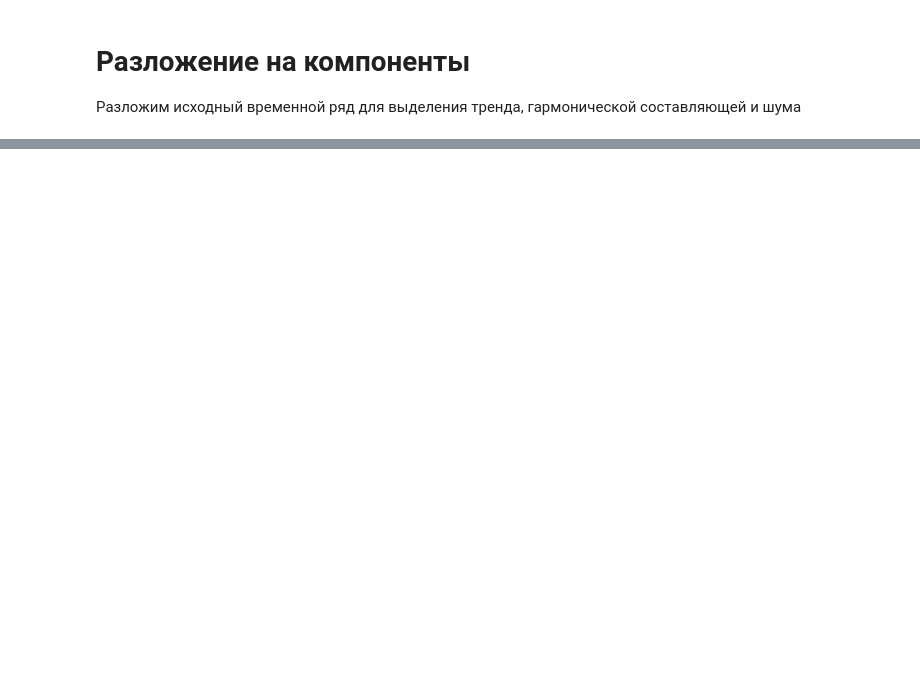
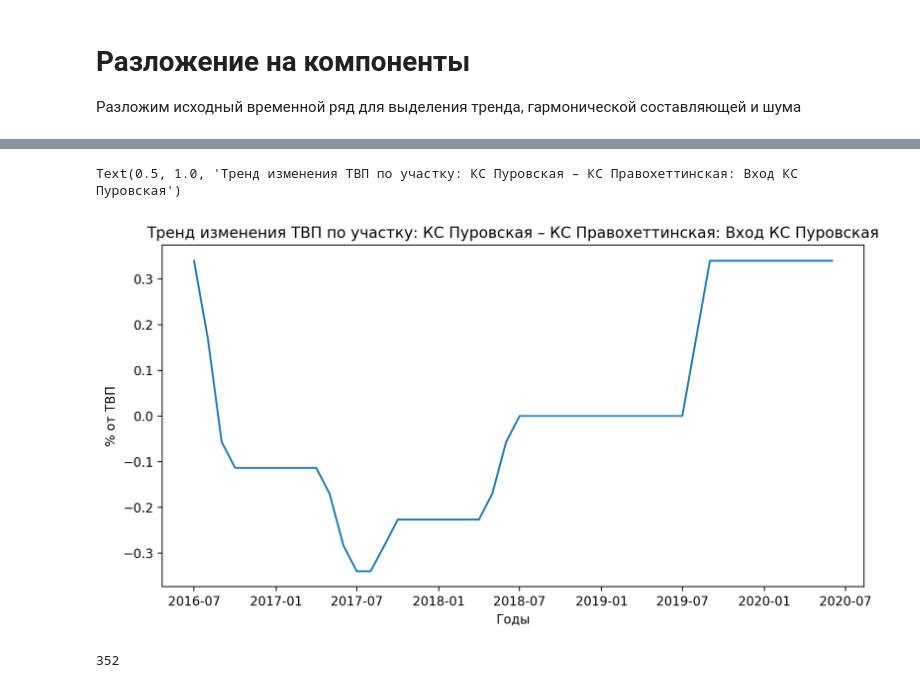
Before and after one commit to stureiko/TFP, a Jupyter notebook: TFP-ML-model.ipynb, the cells around one changed output, grey strips where cells are left out. Saved outputs shown, nothing was run; the diff lists cells and outputs as text; code cells hidden in the pictures; blank space fills up the shorter version.

Commit message:
added decomposition TVP into components for every lines and highlighting most problematic lines

```diff
--- a/TFP-ML-model.ipynb
+++ b/TFP-ML-model.ipynb
@@ -187,0 +199,12 @@ result.plot();
+# %%
+plt.plot((result.trend/result.trend.mean()-1)*100)
+plt.xlabel('Годы')
+plt.ylabel('% от ТВП')
+plt.title(f'Тренд изменения ТВП по участку: {df["line_name"][1]}')
+# %% [output]
+Text(0.5, 1.0, 'Тренд изменения ТВП по участку: КС Пуровская – КС Правохеттинская: Вход КС Пуровская')
+[figure, added]
+# %%
+len(df['line_name'].unique())
+# %% [output]
+352
```
Also changed, not shown: parts of 13 cells of this notebook.
